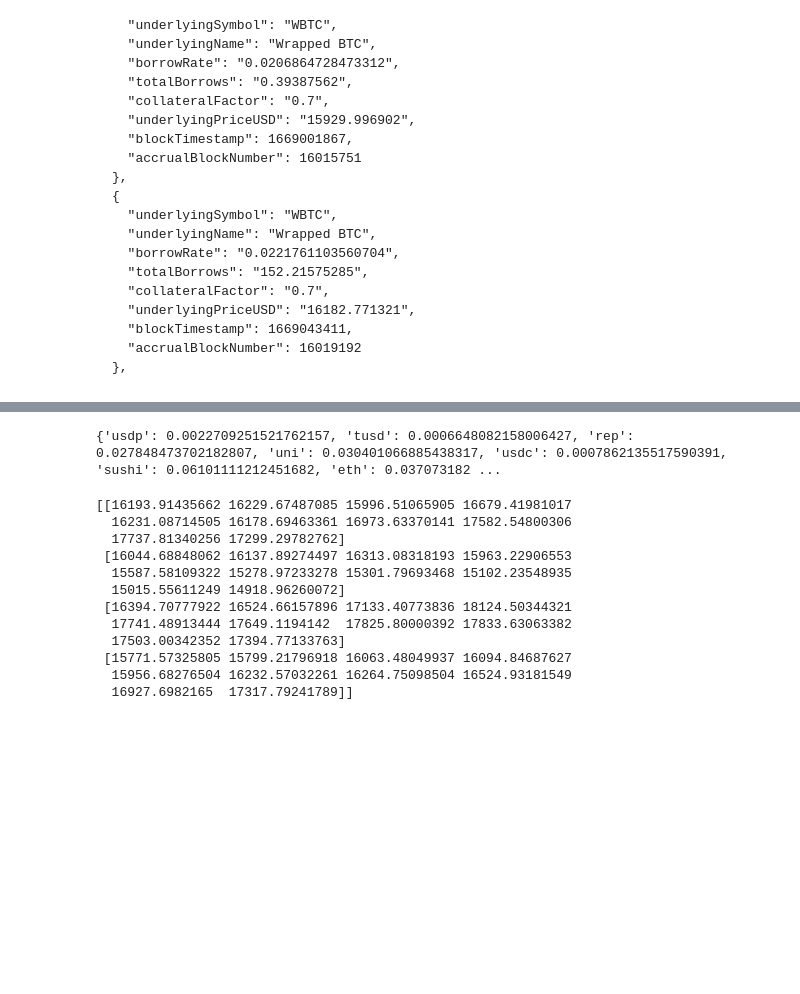
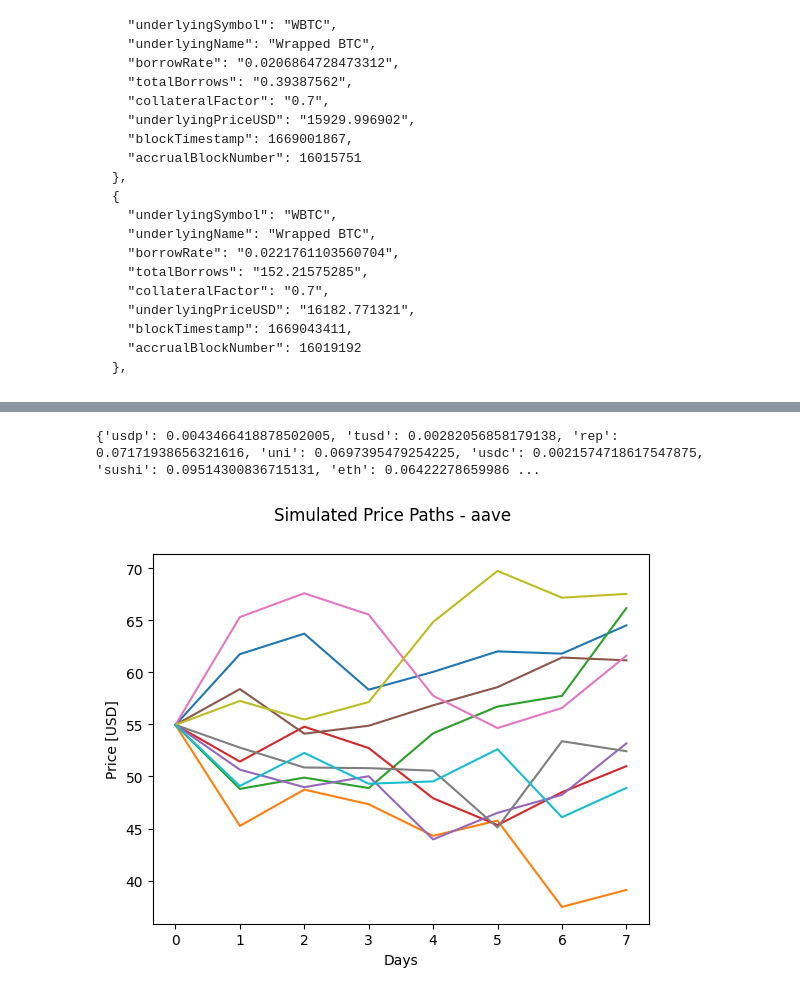
Before and after one commit to franwe/Compound, a Jupyter notebook: main.ipynb, the cells around one changed output, grey strips where cells are left out. Saved outputs shown, nothing was run; the diff lists cells and outputs as text; code cells hidden in the pictures; blank space fills up the shorter version.

Commit message:
:monocle_face: plots and explore

```diff
--- a/main.ipynb
+++ b/main.ipynb
@@ -18,11 +27,13 @@ Should be updated if gets too old compared to the timestamp of data from The Gra
 # %%
 import pandas as pd
 from pathlib import Path
+import json
 
 from src.coingecko import CoingeckoAPI
 from src.the_graph import TheGraphAPI
 
 PRICES_FILE = Path.cwd().joinpath("data", "coingecko_prices.csv")
+PARAMS_FILE = Path.cwd().joinpath("configs", "parameters.json")
 # %%
 # get current Compound Borrows from The Graph
 
@@ -130,10 +146,13 @@ borrows_df.drop_duplicates(subset=["underlyingSymbol"])
 # %%
 from src.measures import calc_volatility, monte_carlo_simulation
 
+with open(PARAMS_FILE) as f:
+    params = json.load(f)
+
 # load historical prices from coingecko (used scrip `download_historica_prices.ipynb` to prepare data)
-
 prices = pd.read_csv(PRICES_FILE)
 
+# calculate volatilities
 vols = {}
 for symbol in prices["symbol"].unique():
     p = prices[prices["symbol"] == symbol]["price"].values
@@ -141,21 +160,17 @@ for symbol in prices["symbol"].unique():
 
 print(vols)
 # %% [output]
-{'usdp': 0.0022709251521762157, 'tusd': 0.0006648082158006427, 'rep': 0.027848473702182807, 'uni': 0.030401066885438317, 'usdc': 0.0007862135517590391, 'sushi': 0.06101111212451682, 'eth': 0.037073182 ...
+{'usdp': 0.0043466418878502005, 'tusd': 0.00282056858179138, 'rep': 0.07171938656321616, 'uni': 0.0697395479254225, 'usdc': 0.0021574718617547875, 'sushi': 0.09514300836715131, 'eth': 0.06422278659986 ...
-# %%
-
-mc = monte_carlo_simulation(start_price=15929.996902, volatility=vols["wbtc"], horizon=10, paths=4)
-print(mc)
-# %% [output]
-[[16193.91435662 16229.67487085 15996.51065905 16679.41981017
-  16231.08714505 16178.69463361 16973.63370141 17582.54800306
-  17737.81340256 17299.29782762]
- [16044.68848062 16137.89274497 16313.08318193 15963.22906553
-  15587.58109322 15278.97233278 15301.79693468 15102.23548935
-  15015.55611249 14918.96260072]
- [16394.70777922 16524.66157896 17133.40773836 18124.50344321
-  17741.48913444 17649.1194142  17825.80000392 17833.63063382
-  17503.00342352 17394.77133763]
- [15771.57325805 15799.21796918 16063.48049937 16094.84687627
-  15956.68276504 16232.57032261 16264.75098504 16524.93181549
-  16927.6982165  17317.79241789]]
+# %%
+# plot example of Monte Carlo Paths (aave)
+from src.plots import plot_mc_paths
+from matplotlib import pyplot as plt
+
+symbol = "aave"
+price = borrows_df[borrows_df["underlyingSymbol"] == symbol.upper()]["underlyingPriceUSD"].iloc[0]
+paths = monte_carlo_simulation(price, vols[symbol], params["mc_horizon"], params["mc_paths"])
+
+fig = plot_mc_paths(symbol, paths)
+plt.show()
+# %% [output]
+[figure, added]
```
Also changed, not shown: parts of 5 cells of this notebook, 1 other file.
